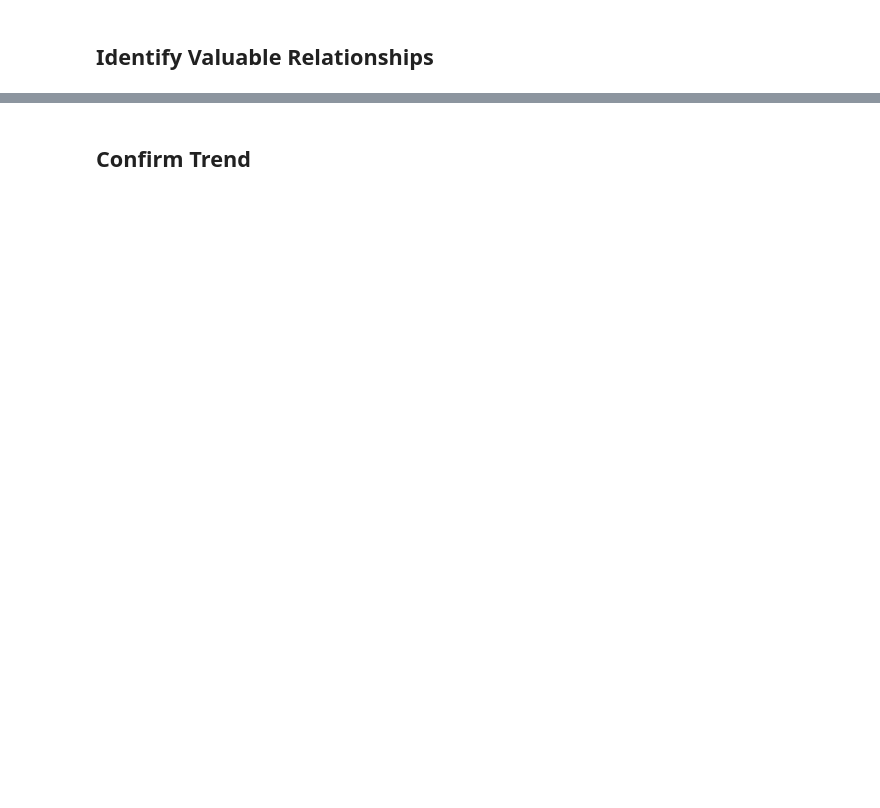
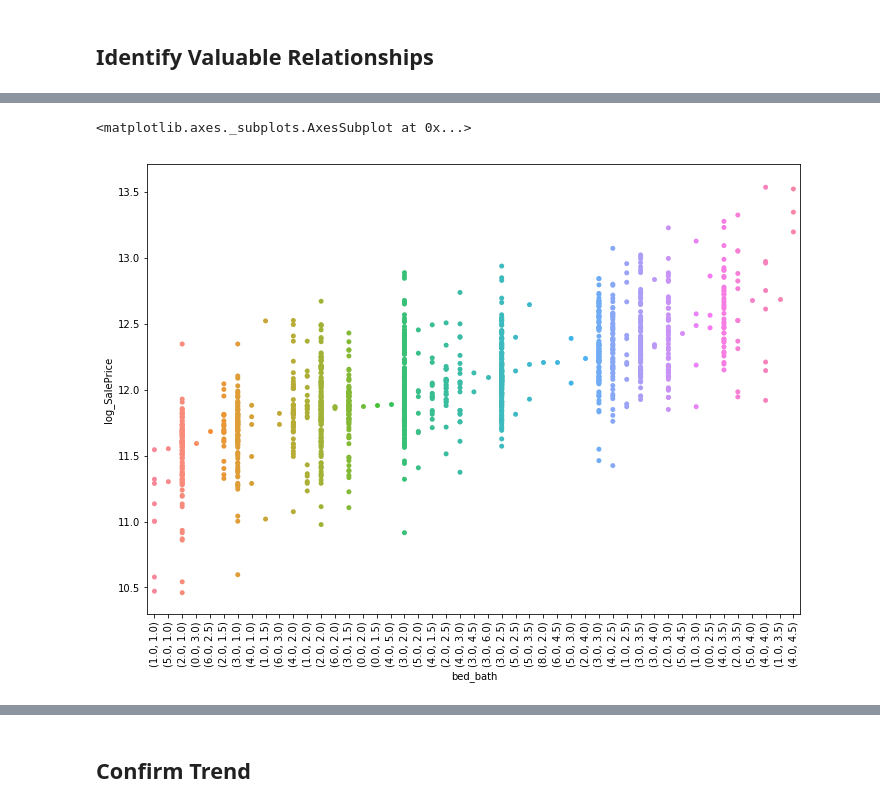
Before and after one commit to mpaluta/House_Price, a Jupyter notebook: final_WIP.ipynb, the cells around one changed output, grey strips where cells are left out. Saved outputs shown, nothing was run; the diff lists cells and outputs as text; code cells hidden in the pictures; blank space fills up the shorter version.

```diff
--- a/final_WIP.ipynb
+++ b/final_WIP.ipynb
@@ -34,0 +122,9 @@ Hold for explanation
+# %%
+#can we see trend is made as tuples - no logical order
+a4_dims = (11.7, 8.27)
+fig, ax = plt.subplots(figsize=a4_dims)
+plt.xticks(rotation=90)
+sns.stripplot(df_iowa['bed_bath'], df_iowa['log_SalePrice'], order=df_iowa['log_SalePrice'].groupby(df_iowa['bed_bath']).median().sort_values().index.values)
+# %% [output]
+<matplotlib.axes._subplots.AxesSubplot at 0x...>
+[figure, added]
```
Also changed, not shown: parts of 12 cells of this notebook.
